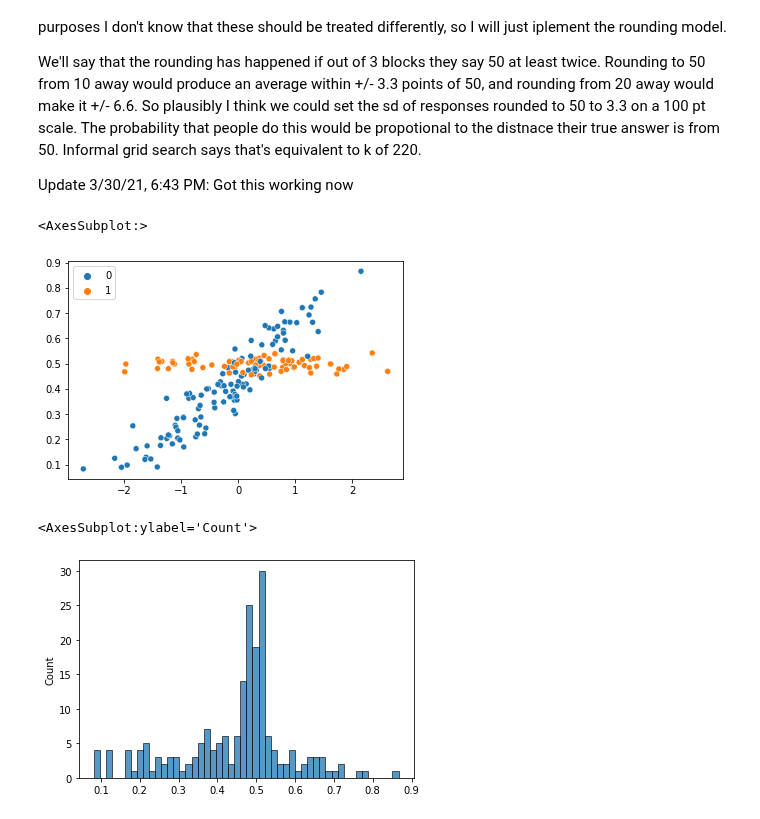
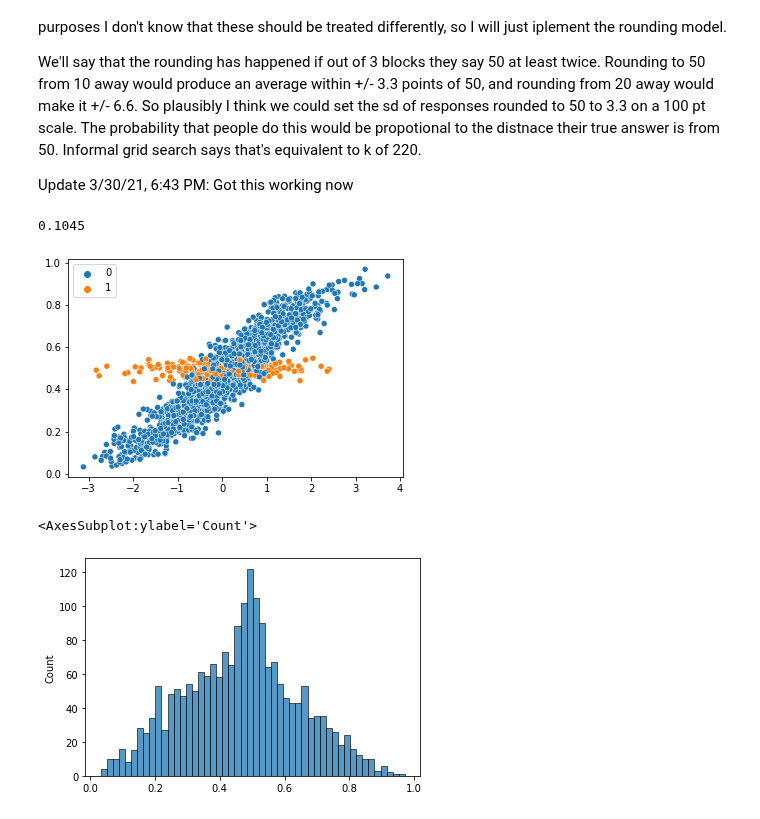
Before and after one commit to derekpowell/bayesian-sampler, a Jupyter notebook: mixture-tests.ipynb, the cells around one changed output. Saved outputs shown, nothing was run; the diff lists cells and outputs as text; code cells hidden in the pictures.

```diff
--- a/mixture-tests.ipynb
+++ b/mixture-tests.ipynb
@@ -131,16 +132,17 @@ class MixtureNormal(dist.distribution.Distribution):
 
     def __init__(self, loc=0., scale=1., mixing_probs=1., validate_args=None):
         self.loc, self.scale = promote_shapes(loc, scale)
-        self.mixing_probs = jnp.reshape(mixing_probs, (-1,2))
+        self.mixing_probs = jnp.reshape(mixing_probs, (1,-1))
         batch_shape = lax.broadcast_shapes(jnp.shape(loc), jnp.shape(scale))
-        super(MixtureNormal, self).__init__(batch_shape=batch_shape, event_shape=1, validate_args=validate_args)
+        super(MixtureNormal, self).__init__(batch_shape=batch_shape, validate_args=validate_args)
 
-    def sample(self, key, sample_shape=()):
+    def sample(self, key, sample_shape=()): # fixed dimensionality 4/16/21, 12:23 PM ?
         assert is_prng_key(key)
         mixing_logits = jax.scipy.special.logit(self.mixing_probs)
-        ind = random.categorical(key, mixing_logits)
-        eps = random.normal(key, shape=sample_shape + self.batch_shape + self.event_shape)
+        ind = random.categorical(key, mixing_logits.squeeze(), shape = sample_shape  + self.event_shape)
+        eps = random.normal(key, shape=sample_shape  + self.event_shape) # removed + self.batch_shape
         return self.loc[ind] + eps * self.scale[ind]
+        # return ind
 
     @validate_sample
     def log_prob(self, value):
@@ -148,4 +150,13 @@ class MixtureNormal(dist.distribution.Distribution):
         probs = dist.Normal(self.loc, self.scale).log_prob(value)
         sum_probs = jnp.add(log_mixing_probs, probs)
 
-        return jax.nn.logsumexp(sum_probs,axis=0)
+        return jax.nn.logsumexp(sum_probs, axis=0)
+
+MixtureNormal(jnp.array([0,1,-1]), jnp.array([.1,.1,.1]), jnp.array([.3,.3,.4])).sample(random.PRNGKey(1), (10,))
+z = MixtureNormal(
+    jnp.tile(jnp.array([0,1,-1]),5),
+    jnp.tile(jnp.array([.1,.1,.1]),5),
+    jnp.array([.3,.3,.4])
+).sample(random.PRNGKey(1), (500,))
+
+sns.histplot(x=z,bins=50)
@@ -232,43 +245,31 @@ We'll say that the rounding has happened if out of 3 blocks they say 50 at least
 
 Update 3/30/21, 6:43 PM: Got this working now
 # %%
-n_obs = 200
+n_obs = 2000
 rg = default_rng(12345)
 
 def x_drawn_p(x):
     distance = abs(x)
     return logistic(-2 + 3*distance)
 
-# x = rg.beta(.25*10,.75*10,n_obs)
-# p_drawn = x_drawn_p(x)
-# drawn = rg.binomial(1, p_drawn, n_obs)
-# dist50 = rg.normal(.5, .033, n_obs)
-# # y_true = rg.normal(.5 + 1*x, .3, n_obs)
-# x_obs = np.where(drawn==1, dist50, x)
-# sns.histplot(x_obs, bins=50)
-# # sns.scatterplot(x, y_obs, hue=bad,alpha=.5)
-
 x = rg.normal(0,1,n_obs)
 y_mean = logistic(-.2 + .8*x)
 
 y = rg.beta(y_mean*50, (1-y_mean)*50, n_obs)
-# y = (-.2 + .5*logit(x) + rg.normal(0,.1))
-
-p_drawn = x_drawn_p(y)
+p_drawn = .1
 drawn = rg.binomial(1, p_drawn, n_obs)
-dist50 = rg.beta(300, 300, n_obs) # k = 600
-# y_true = rg.normal(.5 + 1*x, .3, n_obs)
+dist50 = rg.beta(.5*300, .5*300, n_obs) # k = 300
 y_obs = np.where(drawn==1, dist50, y)
-# sns.histplot(y_obs, bins=50)
 sns.scatterplot(x = x, y=y_obs, hue=drawn)
+print(np.sum(drawn)/n_obs)
 # %% [output]
-<AxesSubplot:>
+0.1045
-[figure, old version]
+[figure, new version]
 # %%
 sns.histplot(y_obs, bins=50)
 # %% [output]
 <AxesSubplot:ylabel='Count'>
-[figure, old version]
+[figure, new version]
 # %%
 # @config_enumerate # don't need this when doing DiscreteHMCGibbs
 def mixmodel_beta(x, y_obs=None):
```
Also changed, not shown: parts of 27 cells of this notebook, 5 other files.
